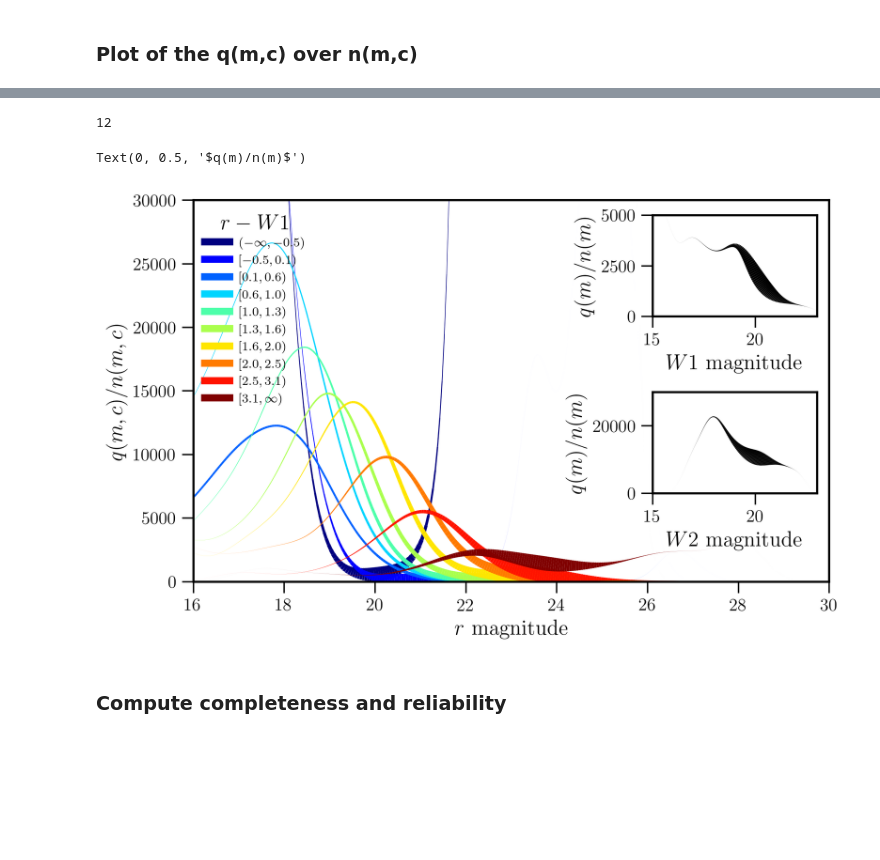
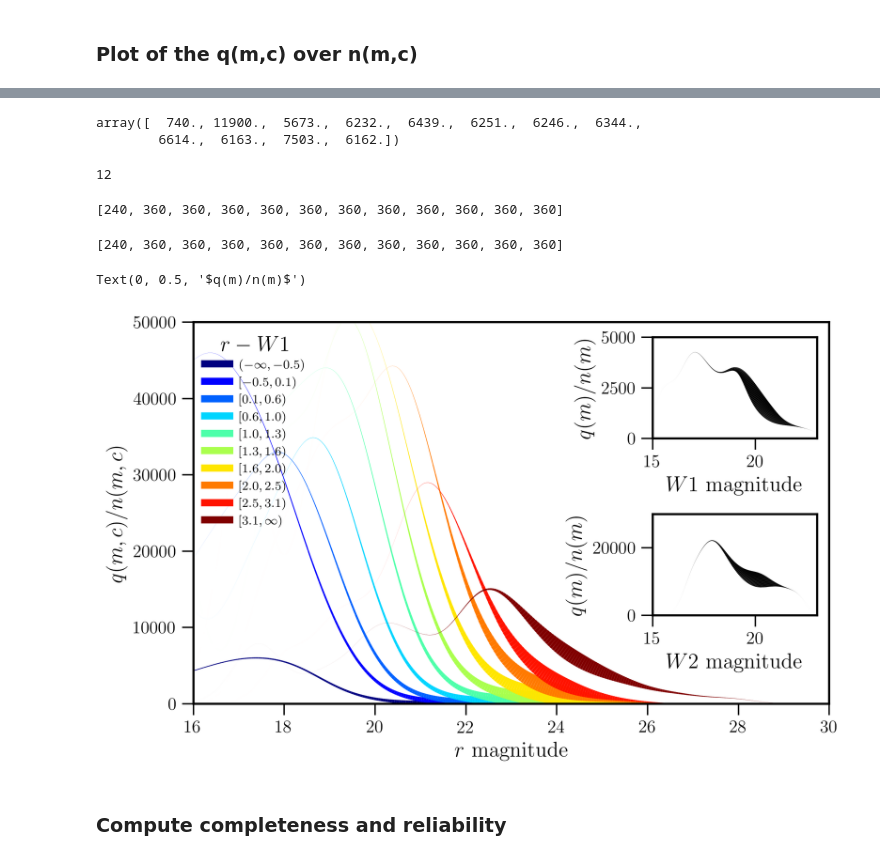
Before and after one commit to nudomarinero/lr_lotss_dr2, a Jupyter notebook: notebooks/lr_tests/Analisys_parameters.ipynb, the cells around one changed output, grey strips where cells are left out. Drawn from its saved outputs; the diff is of its cells as text; code cells hidden in the pictures; blank space fills up the shorter version.

```diff
--- a/notebooks/lr_tests/Analisys_parameters.ipynb
+++ b/notebooks/lr_tests/Analisys_parameters.ipynb
@@ -46,7 +46,7 @@ lofar = Table.read(lofar_table_list[-1])
 
 ### Number of sources changed
 # %%
-for i in range(1, 7):
+for i in range(1, 9):
     n_changes = np.sum((lofar["lr_index_sel_{}".format(i+1)] != lofar["lr_index_{}".format(i)]) &
                    ~np.isnan(lofar["lr_index_sel_{}".format(i+1)]) &
                    ~np.isnan(lofar["lr_index_{}".format(i)]))
@@ -94,7 +93,20 @@ np.sum(Q_0_colour)
+# %%
+Q_0_colour * len(lofar)
+# %% [output]
+array([  740., 11900.,  5673.,  6232.,  6439.,  6251.,  6246.,  6344.,
+        6614.,  6163.,  7503.,  6162.])
 # %%
 len(n_m)
 # %% [output]
 12
+# %%
+[len(n) for n in n_m]
+# %% [output]
+[240, 360, 360, 360, 360, 360, 360, 360, 360, 360, 360, 360]
+# %%
+[len(n) for n in q_m]
+# %% [output]
+[240, 360, 360, 360, 360, 360, 360, 360, 360, 360, 360, 360]
 # %%
 plt.rcParams["figure.figsize"] = (6.64*1.2, 6.64*0.74)
 plt.rcParams["figure.dpi"] = 300
@@ -138,7 +150,8 @@ def make_proxy(zvalue, scalar_mappable, **kwargs):
     color = scalar_mappable.cmap(scalar_mappable.norm(zvalue))
     return Line2D([0, 1], [0, 1], color=color, **kwargs)
 
-for i, q_m_k in enumerate(q_m[2:]):
+for j, q_m_k in enumerate(q_m[2:]):
+    i = j+2
     #plot(centers[i], q_m_old[i]/n_m_old[i])
     n_m_aux = n_m[i]/np.sum(n_m[i])
     lwidths = (n_m_aux/np.max(n_m_aux)*10).astype(float)
@@ -158,14 +171,14 @@ for i, q_m_k in enumerate(q_m[2:]):
     segments = np.concatenate([points[:-1], points[1:]], axis=1)
     #lc = LineCollection(segments, linewidths=lwidths, color=colors[i])
     if i not in [-1]:
-        color = colors[i]
+        color = colors[j]
 
-        lcs.append(LineCollection(segments, linewidths=lwidths, color=color, alpha=alphas[i]))
-        proxies.append(Line2D([0, 1], [0, 1], color=color, lw=5, alpha=alphas[i]))
+        lcs.append(LineCollection(segments, linewidths=lwidths, color=color, alpha=alphas[j]))
+        proxies.append(Line2D([0, 1], [0, 1], color=color, lw=5, alpha=alphas[j]))
 
         a.add_collection(lcs[-1])
         plt.xlim([16, 30])
-        plt.ylim([0, 30000])
+        plt.ylim([0, 50000])
         plt.xlabel("$r$ magnitude")
         plt.ylabel("$q(m,c)/n(m,c)$")
 
@@ -194,34 +207,34 @@ factor = np.max(y_aux[low:high])
 y = y_aux
 x = centers[0]
 points = np.array([x, y]).T.reshape(-1, 1, 2)
 segments = np.concatenate([points[:-1], points[1:]], axis=1)
 lc = LineCollection(segments, linewidths=lwidths, color="k")
 proxy = Line2D([0, 1], [0, 1], color="k", lw=5)
 inset.add_collection(lc)
 plt.xlim([15, 23])
 plt.ylim([0, 30000])
 plt.xlabel("$W2$ magnitude")
 plt.ylabel("$q(m)/n(m)$")
 
 inset2 = plt.axes([0.685, 0.65, .2, .2])
 q_m_aux = q_m[1]/np.sum(q_m[1])
 lwidths = (q_m_aux/np.max(q_m_aux)*10).astype(float)
 y_aux = q_m[1]/n_m[1]
 factor = np.max(y_aux[low:high])
 y = y_aux
 x = centers[1]
 points = np.array([x, y]).T.reshape(-1, 1, 2)
 segments = np.concatenate([points[:-1], points[1:]], axis=1)
 lc = LineCollection(segments, linewidths=lwidths, color="k")
 proxy = Line2D([0, 1], [0, 1], color="k", lw=5)
 inset2.add_collection(lc)
 plt.xlim([15, 23])
 plt.ylim([0, 5000])
 plt.xlabel("$W1$ magnitude")
 plt.ylabel("$q(m)/n(m)$")
 # %% [output]
 Text(0, 0.5, '$q(m)/n(m)$')
-[figure, old version]
+[figure, new version]
 # %% [markdown]
 ### Compute completeness and reliability
 # %%
```
Also changed, not shown: parts of 23 cells of this notebook, 2 other files.
